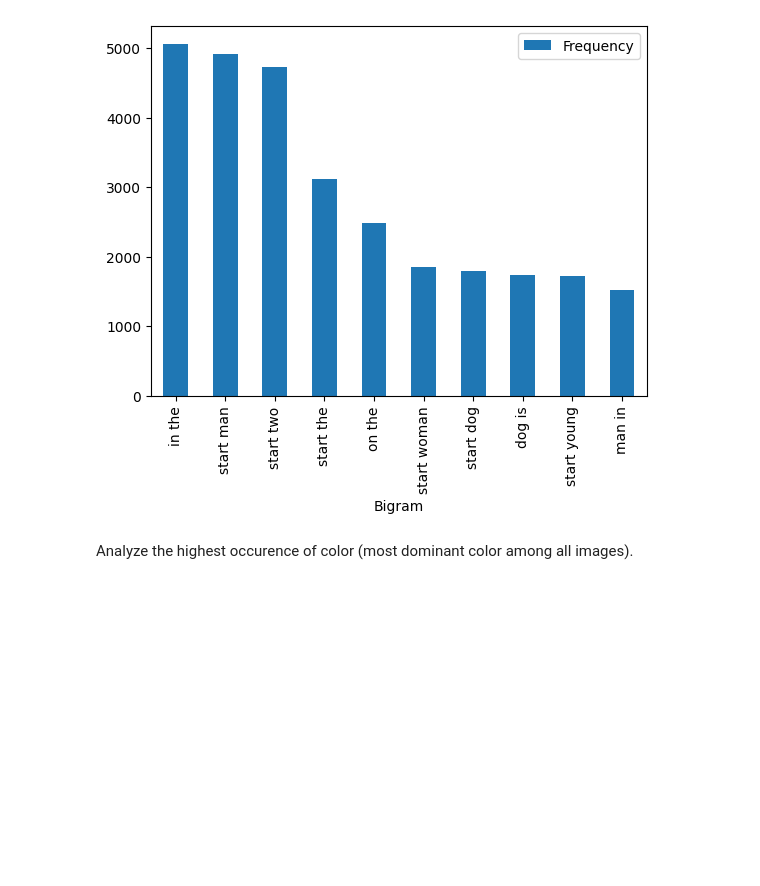
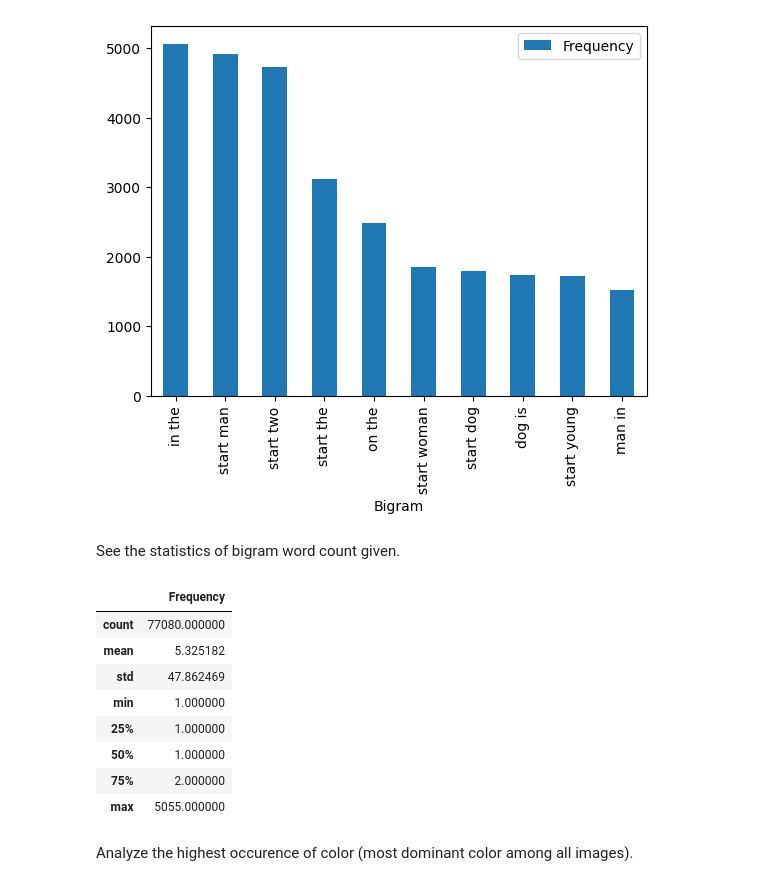
Before and after one commit to anthonycreates2000/Image-Captioning-with-Flickr30-Dataset, a Jupyter notebook: Image_Captioning_Computer_Vision_with_Flickr8K_Dataset.ipynb, the cells around one changed output. Saved outputs shown, nothing was run; the diff lists cells and outputs as text; code cells hidden in the pictures; blank space fills up the shorter version.

Commit message:
Added statistics on total occurence per features (bigram words).

```diff
--- a/Image_Captioning_Computer_Vision_with_Flickr8K_Dataset.ipynb
+++ b/Image_Captioning_Computer_Vision_with_Flickr8K_Dataset.ipynb
@@ -355,6 +355,20 @@ top_10_bigrams.plot(
 plt.show()
 # %% [output]
 [figure]
+# %% [markdown]
+See the statistics of bigram word count given.
+# %%
+sorted_total_occurence_per_features.describe()
+# %% [output]
+|  | Frequency |
+| count | 77080.000000 |
+| mean | 5.325182 |
+| std | 47.862469 |
+| min | 1.000000 |
+| 25% | 1.000000 |
+| 50% | 1.000000 |
+| 75% | 2.000000 |
+| max | 5055.000000 |
 # %% [markdown]
 Analyze the highest occurence of color (most dominant color among all images).
 # %% [markdown]
```
Also changed, not shown: parts of 1 cell of this notebook.
